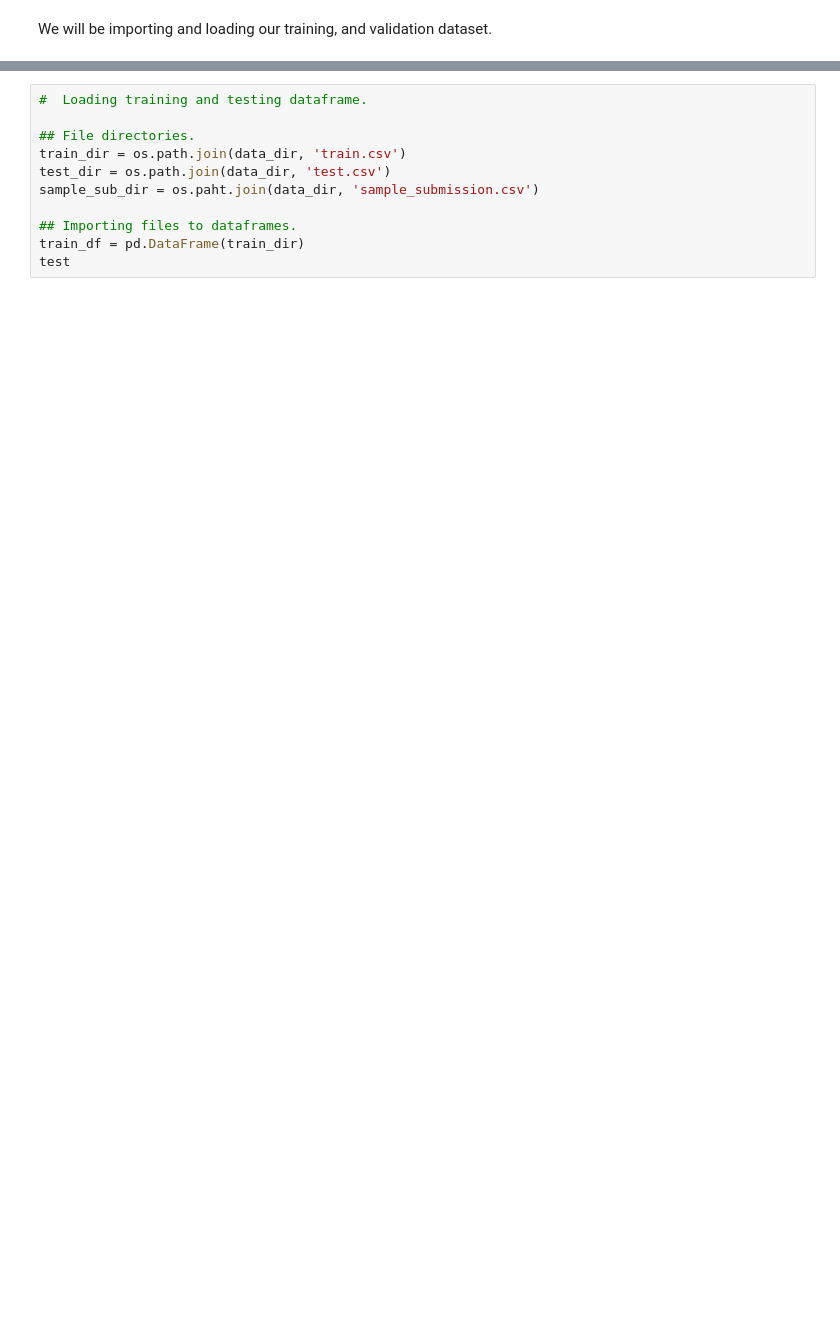
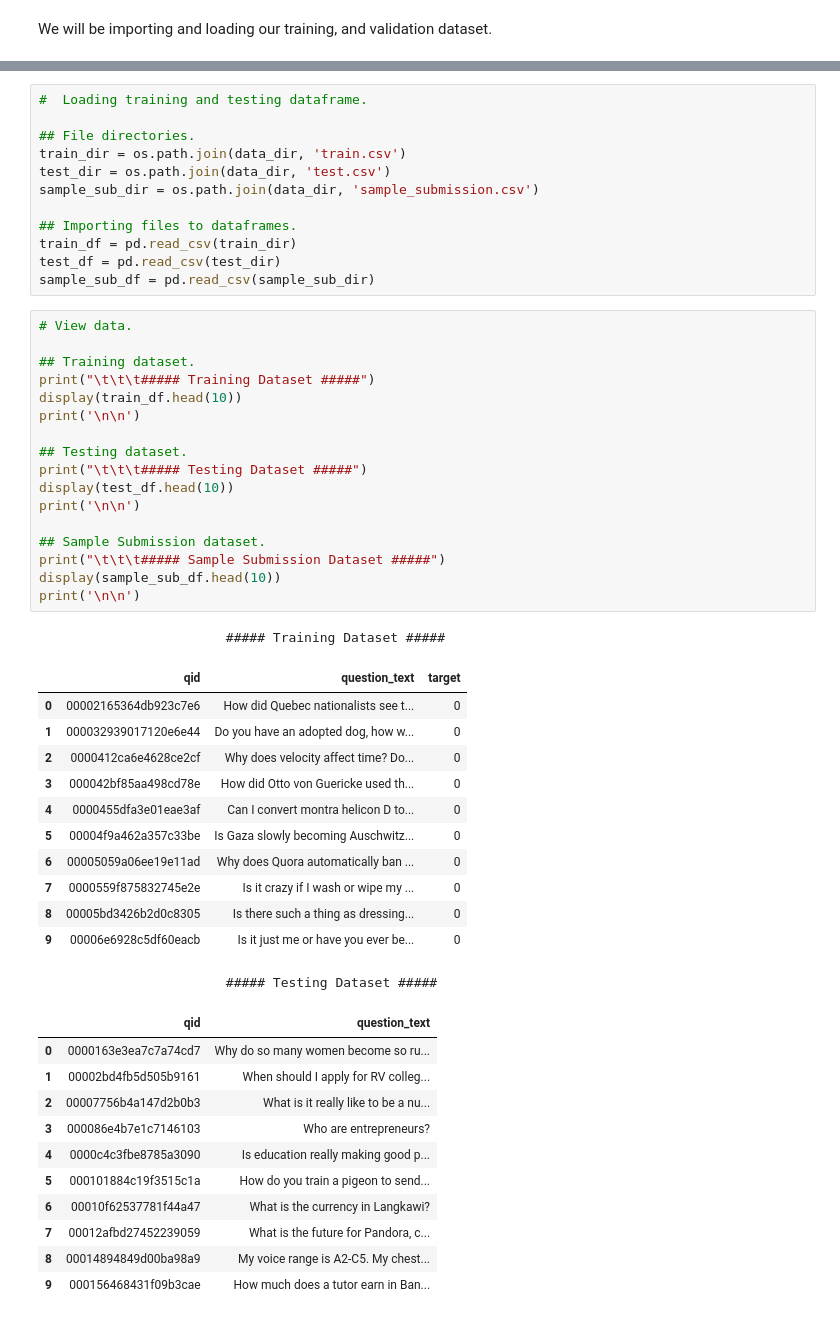
Before and after one commit to Benjamin-Ojo/Quora-Insincere-Question-Classifier, a Jupyter notebook: 2. Notebooks/quora_insincere_question_classifier.ipynb, the cells around one changed output, grey strips where cells are left out. Cells and saved outputs as stored; diff of their text form; blank space fills up the shorter version.

```diff
--- a/2. Notebooks/quora_insincere_question_classifier.ipynb
+++ b/2. Notebooks/quora_insincere_question_classifier.ipynb
@@ -228,8 +245,51 @@ File name: ['test.csv', 'sample_submission.csv', 'train.csv']
 ## File directories.
 train_dir = os.path.join(data_dir, 'train.csv')
 test_dir = os.path.join(data_dir, 'test.csv')
-sample_sub_dir = os.paht.join(data_dir, 'sample_submission.csv')
+sample_sub_dir = os.path.join(data_dir, 'sample_submission.csv')
 
 ## Importing files to dataframes.
-train_df = pd.DataFrame(train_dir)
-test
+train_df = pd.read_csv(train_dir)
+test_df = pd.read_csv(test_dir)
+sample_sub_df = pd.read_csv(sample_sub_dir)
+# %%
+# View data.
+
+## Training dataset.
+print("\t\t\t##### Training Dataset #####")
+display(train_df.head(10))
+print('\n\n')
+
+## Testing dataset.
+print("\t\t\t##### Testing Dataset #####")
+display(test_df.head(10))
+print('\n\n')
+
+## Sample Submission dataset.
+print("\t\t\t##### Sample Submission Dataset #####")
+display(sample_sub_df.head(10))
+print('\n\n')
+# %% [output]
+                        ##### Training Dataset #####
+|  | qid | question_text | target |
+| 0 | 00002165364db923c7e6 | How did Quebec nationalists see t... | 0 |
+| 1 | 000032939017120e6e44 | Do you have an adopted dog, how w... | 0 |
+| 2 | 0000412ca6e4628ce2cf | Why does velocity affect time? Do... | 0 |
+| 3 | 000042bf85aa498cd78e | How did Otto von Guericke used th... | 0 |
+| 4 | 0000455dfa3e01eae3af | Can I convert montra helicon D to... | 0 |
+| 5 | 00004f9a462a357c33be | Is Gaza slowly becoming Auschwitz... | 0 |
+| 6 | 00005059a06ee19e11ad | Why does Quora automatically ban ... | 0 |
+| 7 | 0000559f875832745e2e | Is it crazy if I wash or wipe my ... | 0 |
+| 8 | 00005bd3426b2d0c8305 | Is there such a thing as dressing... | 0 |
+| 9 | 00006e6928c5df60eacb | Is it just me or have you ever be... | 0 |
+                        ##### Testing Dataset #####
+|  | qid | question_text |
+| 0 | 0000163e3ea7c7a74cd7 | Why do so many women become so ru... |
+| 1 | 00002bd4fb5d505b9161 | When should I apply for RV colleg... |
+| 2 | 00007756b4a147d2b0b3 | What is it really like to be a nu... |
+| 3 | 000086e4b7e1c7146103 | Who are entrepreneurs? |
+| 4 | 0000c4c3fbe8785a3090 | Is education really making good p... |
+| 5 | 000101884c19f3515c1a | How do you train a pigeon to send... |
+| 6 | 00010f62537781f44a47 | What is the currency in Langkawi? |
+| 7 | 00012afbd27452239059 | What is the future for Pandora, c... |
+| 8 | 00014894849d00ba98a9 | My voice range is A2-C5. My chest... |
+| 9 | 000156468431f09b3cae | How much does a tutor earn in Ban... |
```
Also changed, not shown: parts of 19 cells of this notebook.
